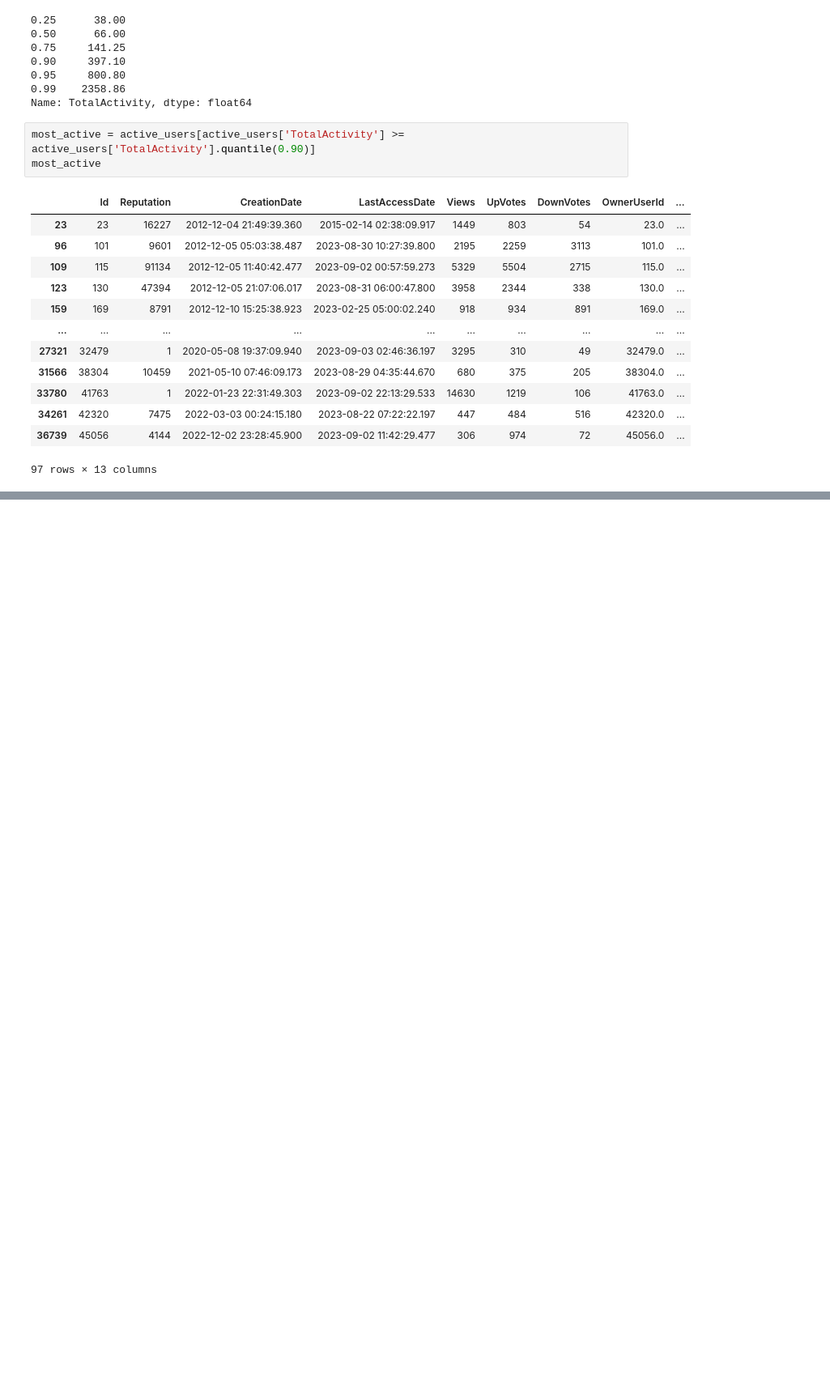
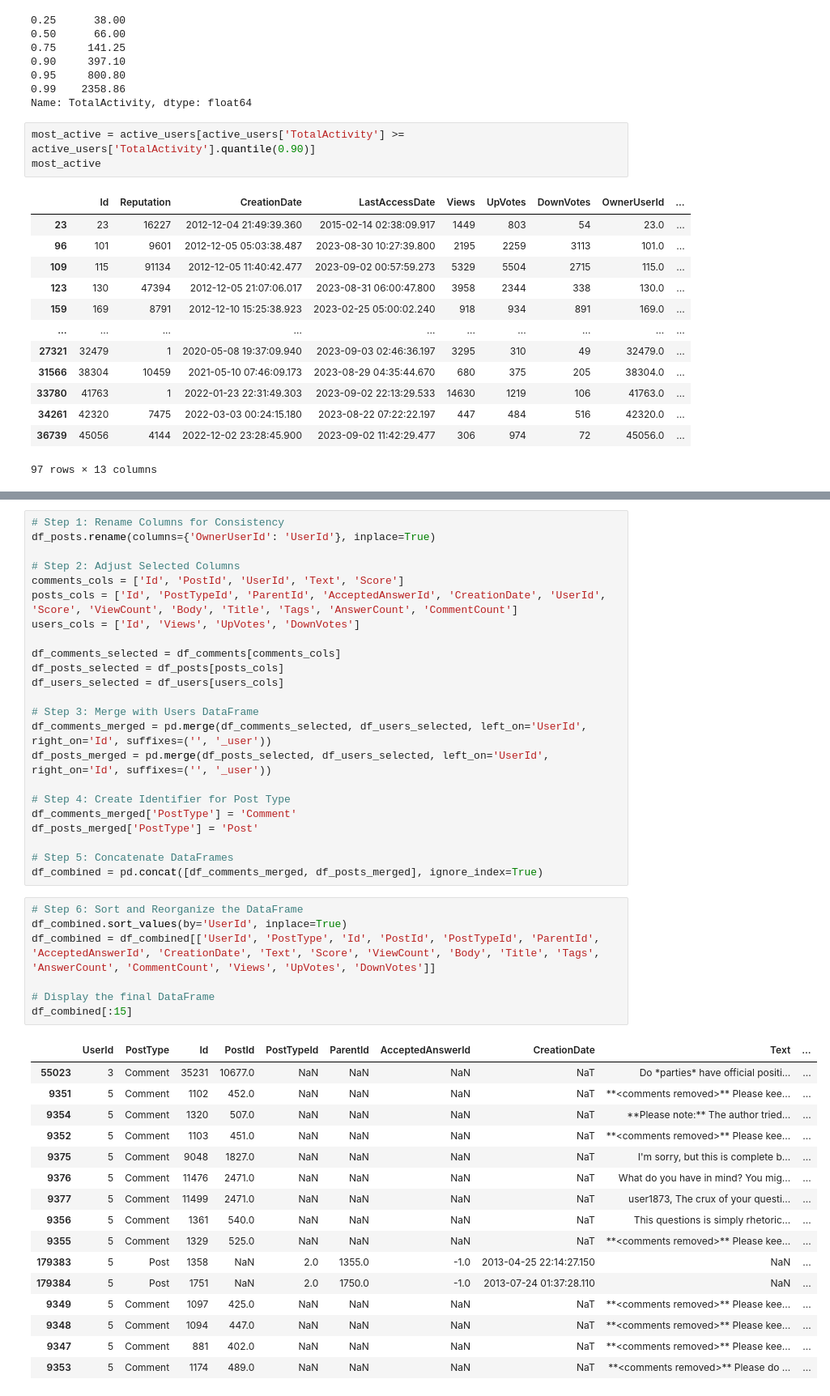
Before and after one commit to pierrehogenhaug/stackexchange_politics, a Jupyter notebook: stackexchange_data.ipynb, the cells around one changed output, grey strips where cells are left out. Shown: that part at 81% size. Drawn from its saved outputs; the diff is of its cells as text; blank space fills up the shorter version.

```diff
--- a/stackexchange_data.ipynb
+++ b/stackexchange_data.ipynb
@@ -668,0 +791,47 @@ most_active
+# %%
+# Step 1: Rename Columns for Consistency
+df_posts.rename(columns={'OwnerUserId': 'UserId'}, inplace=True)
+
+# Step 2: Adjust Selected Columns
+comments_cols = ['Id', 'PostId', 'UserId', 'Text', 'Score']
+posts_cols = ['Id', 'PostTypeId', 'ParentId', 'AcceptedAnswerId', 'CreationDate', 'UserId', 'Score', 'ViewCount', 'Body', 'Title', 'Tags', 'AnswerCount', 'CommentCount']
+users_cols = ['Id', 'Views', 'UpVotes', 'DownVotes']
+
+df_comments_selected = df_comments[comments_cols]
+df_posts_selected = df_posts[posts_cols]
+df_users_selected = df_users[users_cols]
+
+# Step 3: Merge with Users DataFrame
+df_comments_merged = pd.merge(df_comments_selected, df_users_selected, left_on='UserId', right_on='Id', suffixes=('', '_user'))
+df_posts_merged = pd.merge(df_posts_selected, df_users_selected, left_on='UserId', right_on='Id', suffixes=('', '_user'))
+
+# Step 4: Create Identifier for Post Type
+df_comments_merged['PostType'] = 'Comment'
+df_posts_merged['PostType'] = 'Post'
+
+# Step 5: Concatenate DataFrames
+df_combined = pd.concat([df_comments_merged, df_posts_merged], ignore_index=True)
+# %%
+# Step 6: Sort and Reorganize the DataFrame
+df_combined.sort_values(by='UserId', inplace=True)
+df_combined = df_combined[['UserId', 'PostType', 'Id', 'PostId', 'PostTypeId', 'ParentId', 'AcceptedAnswerId', 'CreationDate', 'Text', 'Score', 'ViewCount', 'Body', 'Title', 'Tags', 'AnswerCount', 'CommentCount', 'Views', 'UpVotes', 'DownVotes']]
+
+# Display the final DataFrame
+df_combined[:15]
+# %% [output]
+|  | UserId | PostType | Id | PostId | PostTypeId | ParentId | AcceptedAnswerId | CreationDate | Text | ... |
+| 55023 | 3 | Comment | 35231 | 10677.0 | NaN | NaN | NaN | NaT | Do *parties* have official positi... | ... |
+| 9351 | 5 | Comment | 1102 | 452.0 | NaN | NaN | NaN | NaT | **<comments removed>** Please kee... | ... |
+| 9354 | 5 | Comment | 1320 | 507.0 | NaN | NaN | NaN | NaT | **Please note:** The author tried... | ... |
+| 9352 | 5 | Comment | 1103 | 451.0 | NaN | NaN | NaN | NaT | **<comments removed>** Please kee... | ... |
+| 9375 | 5 | Comment | 9048 | 1827.0 | NaN | NaN | NaN | NaT | I'm sorry, but this is complete b... | ... |
+| 9376 | 5 | Comment | 11476 | 2471.0 | NaN | NaN | NaN | NaT | What do you have in mind? You mig... | ... |
+| 9377 | 5 | Comment | 11499 | 2471.0 | NaN | NaN | NaN | NaT | user1873, The crux of your questi... | ... |
+| 9356 | 5 | Comment | 1361 | 540.0 | NaN | NaN | NaN | NaT | This questions is simply rhetoric... | ... |
+| 9355 | 5 | Comment | 1329 | 525.0 | NaN | NaN | NaN | NaT | **<comments removed>** Please kee... | ... |
+| 179383 | 5 | Post | 1358 | NaN | 2.0 | 1355.0 | -1.0 | 2013-04-25 22:14:27.150 | NaN | ... |
+| 179384 | 5 | Post | 1751 | NaN | 2.0 | 1750.0 | -1.0 | 2013-07-24 01:37:28.110 | NaN | ... |
+| 9349 | 5 | Comment | 1097 | 425.0 | NaN | NaN | NaN | NaT | **<comments removed>** Please kee... | ... |
+| 9348 | 5 | Comment | 1094 | 447.0 | NaN | NaN | NaN | NaT | **<comments removed>** Please kee... | ... |
+| 9347 | 5 | Comment | 881 | 402.0 | NaN | NaN | NaN | NaT | **<comments removed>** Please kee... | ... |
+| 9353 | 5 | Comment | 1174 | 489.0 | NaN | NaN | NaN | NaT | **<comments removed>** Please do ... | ... |
```
Also changed, not shown: parts of 15 cells of this notebook.
